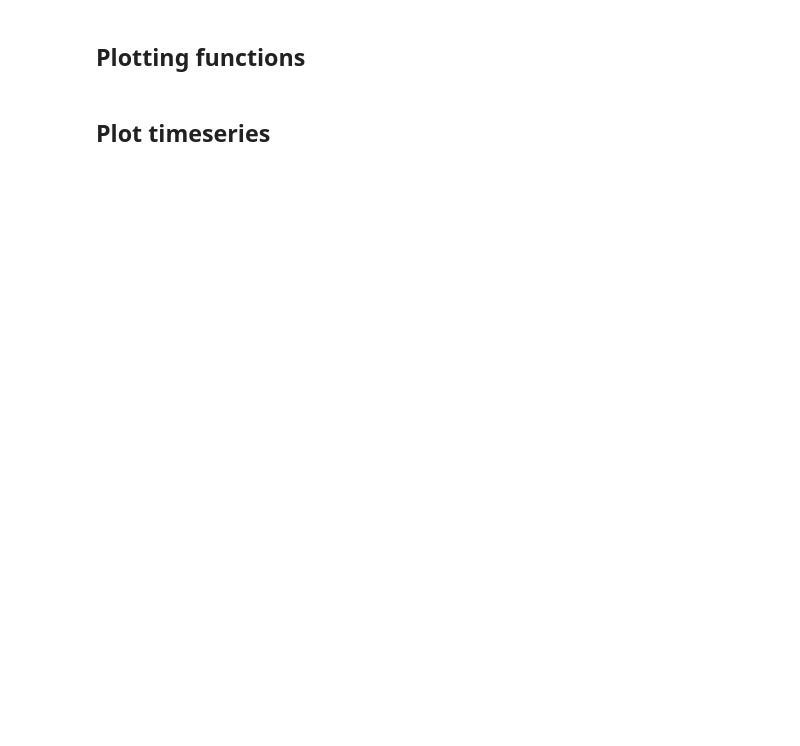
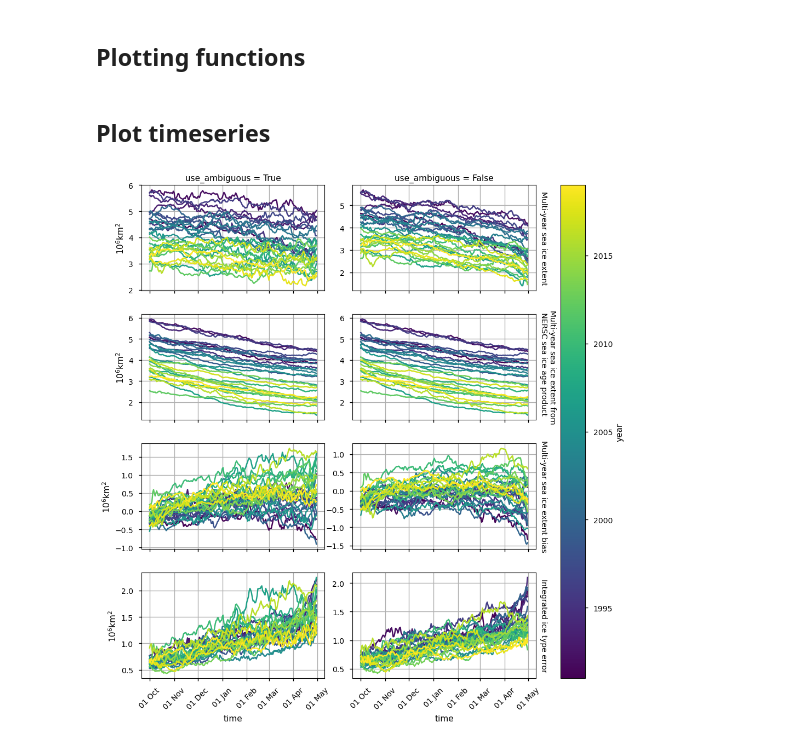
Before and after one commit to bopen/c3s-eqc-toolbox-template, a Jupyter notebook: notebooks/wp5/satellite_sea_ice_type.ipynb, the cells around one changed output. Drawn from its saved outputs; the diff is of its cells as text; code cells hidden in the pictures; blank space fills up the shorter version.

```diff
--- a/notebooks/wp5/satellite_sea_ice_type.ipynb
+++ b/notebooks/wp5/satellite_sea_ice_type.ipynb
@@ -50,17 +52,19 @@ def get_nersc_multiyear_ice(
     conc_threshold,
     nersc_ice_age_path,
 ):
-    paths = set(
-        time.dt.strftime(
-            f"{nersc_ice_age_path}/%Y/arctic25km_sea_ice_age_v2p1_%Y%m%d.nc"
-        ).values
+    if nersc_ice_age_path is None:
+        nersc_ice_age_path = NERSC_PATH
+    paths = time.dt.strftime(
+        f"{nersc_ice_age_path}/%Y/arctic25km_sea_ice_age_v2p1_%Y%m%d.nc"
     )
-    ds_age = xr.open_mfdataset(paths).rename(x="xc", y="yc")
+    ds_age = xr.open_mfdataset(set(paths.values)).rename(x="xc", y="yc")
 
     if age_threshold is not None:
-        assert use_fyi is False
+        assert not use_fyi
         assert conc_threshold is None
         return ds_age["sia"] > age_threshold
+
+    assert conc_threshold is not None
 
     conc_myi = ds_age["conc_2yi"]
     n = 3
@@ -72,9 +76,7 @@ def get_nersc_multiyear_ice(
         return conc_myi > conc_threshold
 
     conc_fyi = ds_age["conc_1yi"]
-    if use_fyi:
-        assert conc_threshold is not None
-        return ((conc_myi + conc_fyi) > conc_threshold) & (conc_myi > conc_fyi)
+    return ((conc_myi + conc_fyi) > conc_threshold) & (conc_myi > conc_fyi)
 
 
 def compute_spatial_sum(da, grid_cell_area, dim=("xc", "yc")):
@@ -100,15 +102,17 @@ def compute_sea_ice_evaluation_diagnostics(
         use_fyi=use_fyi,
         age_threshold=age_threshold,
         conc_threshold=conc_threshold,
-        nersc_ice_age_path=NERSC_PATH,
-    ).assign_coords(da_cds.coords)
+        nersc_ice_age_path=None,
+    )
+    da_nersc = da_nersc.drop_vars(["xc", "yc"])
 
     # Fill variables
+    units = "$10^6$km$^2$",
     dataarrays = {}
     dataarrays["mysi_extent"] = compute_spatial_sum(da_cds, grid_cell_area)
     dataarrays["mysi_extent"].attrs = {
         "standard_name": "multi_year_sea_ice_extent",
-        "units": "$10^6$km$^2$",
+        "units": units,
         "long_name": "Multi-year sea ice extent",
     }
 
@@ -160,8 +167,10 @@ ds_timeseries = xr.concat(datasets, "use_ambiguous")
 # %%
 def rearrange_year_vs_monthday(ds):
     ds = ds.convert_calendar("noleap")
+    year = ds["time"].dt.year
+    year = year.where(ds["time"].dt.month>=10, year-1)
     coords = {
-        "year": ("time", ds["time"].dt.year.values),
+        "year": ("time", year.values),
         "monthday": ("time", ds["time"].dt.strftime("%m-%d").values),
     }
     ds = ds.assign_coords(coords)
@@ -178,7 +187,6 @@ def plot_against_monthday(
         "x": "time",
         "hue": "year",
         "add_legend": False,
-        "figsize": (8, 8),
     }
     kwargs = defaults | kwargs
 
@@ -191,23 +199,29 @@ def plot_against_monthday(
             for monthday in da["monthday"].values
         ]
     )
-    da = da.assign_coords(time=("monthday", time))
+    da = da.assign_coords(time=("monthday", time)).sortby("time")
 
     colors = plt.get_cmap(cmap, da.sizes["year"]).colors
     with plt.rc_context({"axes.prop_cycle": plt.cycler(color=colors)}):
         facet = da.plot(**kwargs)
 
     for ax, sel_dict in zip(facet.axs.flatten(), facet.name_dicts.flatten()):
-        ax.set_ylabel(ds[sel_dict["variable"]].attrs["units"])
         ax.grid()
         ax.xaxis.set_major_formatter(mdates.DateFormatter("%d %b"))
         ax.xaxis.set_tick_params(rotation=45)
+
+    for ax in facet.axs[:, 0]:
+        ax.set_ylabel(ds[sel_dict["variable"]].attrs["units"])
 
     scalar_mappable = plt.cm.ScalarMappable(
         cmap=cmap,
         norm=plt.Normalize(vmin=da["year"].min(), vmax=da["year"].max()),
     )
     facet.fig.colorbar(scalar_mappable, ax=facet.axs, label="year")
+    for label in facet.row_labels:
+        *_, variable = label.get_text().split()
+        long_name = ds[variable].attrs["long_name"].replace("from", "from\n")
+        label.set_text(long_name)
     return facet
 # %% [markdown]
 ## Plot timeseries
@@ -218,0 +228,5 @@ for use_ambiguous, ds in ds_timeseries.groupby("use_ambiguous"):
+# %%
+facet = plot_against_monthday(ds_timeseries, col="use_ambiguous", sharey=False, figsize=(10, 10))
+plt.show()
+# %% [output]
+[figure, added]
```
Also changed, not shown: parts of 5 cells of this notebook.
